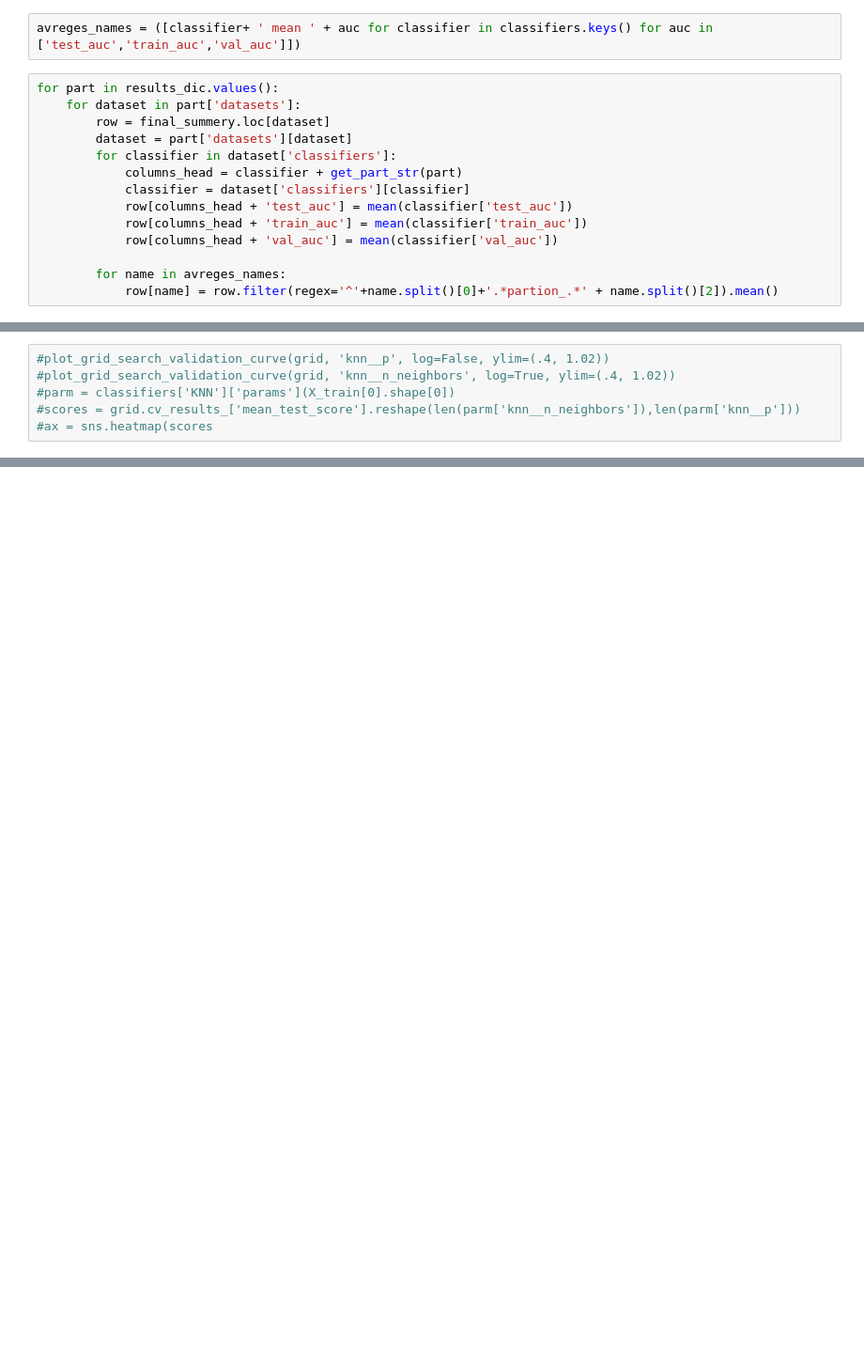
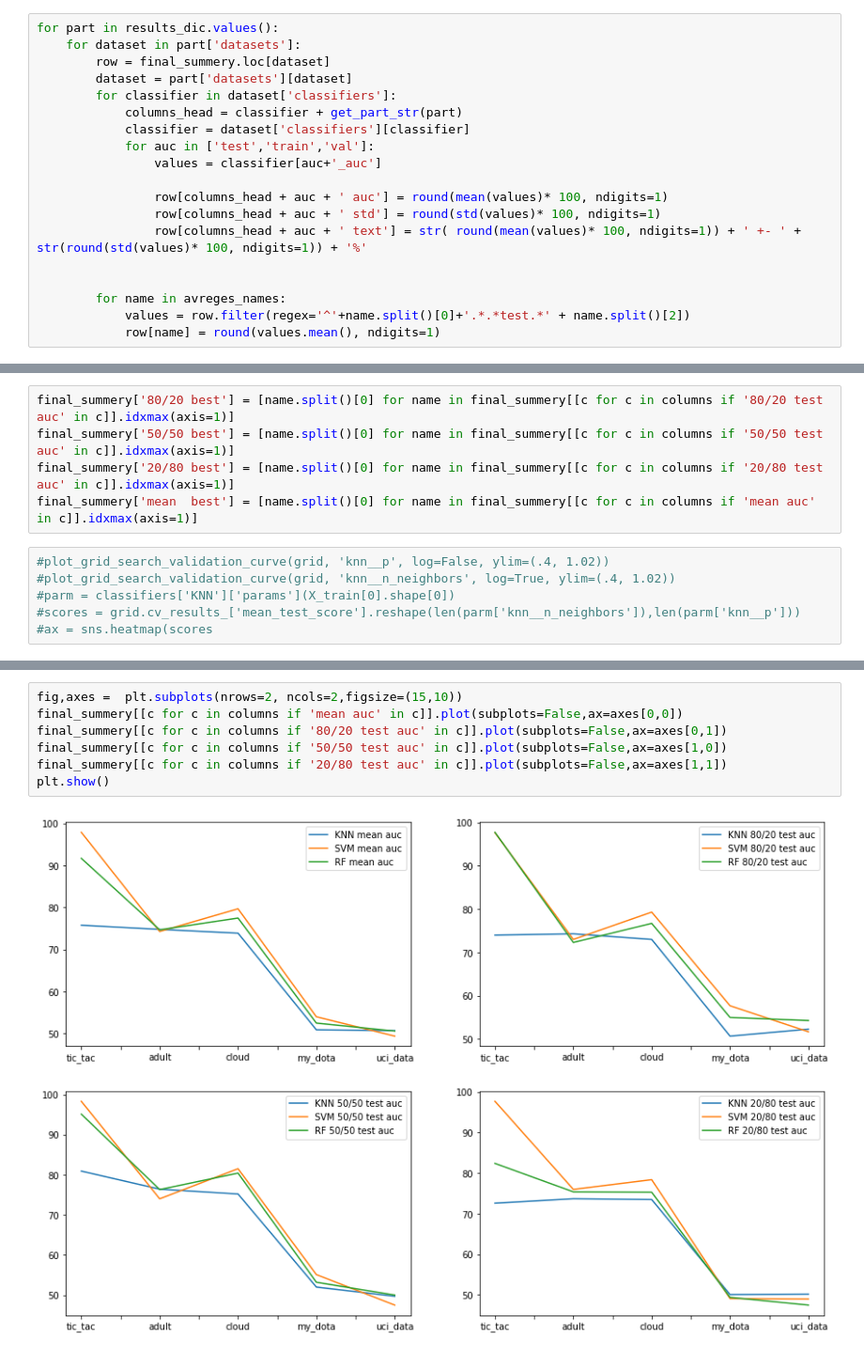
Before and after one commit to TamuzHod/supervised_Classification_Comparison, a Jupyter notebook: small_scale.ipynb, the cells around one changed output, grey strips where cells are left out. Shown at 94% size. Saved outputs shown, nothing was run; the diff lists cells and outputs as text; blank space fills up the shorter version.

```diff
--- a/small_scale.ipynb
+++ b/small_scale.ipynb
@@ -347,5 +364,3 @@ final_summery
-# %%
-avreges_names = ([classifier+ ' mean ' + auc for classifier in classifiers.keys() for auc in ['test_auc','train_auc','val_auc']])
 # %%
 for part in results_dic.values():
     for dataset in part['datasets']:
@@ -354,9 +369,14 @@ for part in results_dic.values():
         for classifier in dataset['classifiers']:
             columns_head = classifier + get_part_str(part)
             classifier = dataset['classifiers'][classifier]
-            row[columns_head + 'test_auc'] = mean(classifier['test_auc'])
-            row[columns_head + 'train_auc'] = mean(classifier['train_auc'])
-            row[columns_head + 'val_auc'] = mean(classifier['val_auc'])
+            for auc in ['test','train','val']:
+                values = classifier[auc+'_auc']
+
+                row[columns_head + auc + ' auc'] = round(mean(values)* 100, ndigits=1)
+                row[columns_head + auc + ' std'] = round(std(values)* 100, ndigits=1)
+                row[columns_head + auc + ' text'] = str( round(mean(values)* 100, ndigits=1)) + ' +- ' + str(round(std(values)* 100, ndigits=1)) + '%'
+
 
         for name in avreges_names:
-            row[name] = row.filter(regex='^'+name.split()[0]+'.*partion_.*' + name.split()[2]).mean()
+            values = row.filter(regex='^'+name.split()[0]+'.*.*test.*' + name.split()[2])
+            row[name] = round(values.mean(), ndigits=1)
@@ -413,3 +394,8 @@ final_summery[[c for c in columns if 'partion_20/80 test_auc' in c]].plot(subplo
+# %%
+final_summery['80/20 best'] = [name.split()[0] for name in final_summery[[c for c in columns if '80/20 test auc' in c]].idxmax(axis=1)]
+final_summery['50/50 best'] = [name.split()[0] for name in final_summery[[c for c in columns if '50/50 test auc' in c]].idxmax(axis=1)]
+final_summery['20/80 best'] = [name.split()[0] for name in final_summery[[c for c in columns if '20/80 test auc' in c]].idxmax(axis=1)]
+final_summery['mean  best'] = [name.split()[0] for name in final_summery[[c for c in columns if 'mean auc' in c]].idxmax(axis=1)]
 # %%
 #plot_grid_search_validation_curve(grid, 'knn__p', log=False, ylim=(.4, 1.02))
 #plot_grid_search_validation_curve(grid, 'knn__n_neighbors', log=True, ylim=(.4, 1.02))
@@ -418,0 +435,9 @@ final_summery[[c for c in columns if 'partion_20/80 test_auc' in c]].plot(subplo
+# %%
+fig,axes =  plt.subplots(nrows=2, ncols=2,figsize=(15,10))
+final_summery[[c for c in columns if 'mean auc' in c]].plot(subplots=False,ax=axes[0,0])
+final_summery[[c for c in columns if '80/20 test auc' in c]].plot(subplots=False,ax=axes[0,1])
+final_summery[[c for c in columns if '50/50 test auc' in c]].plot(subplots=False,ax=axes[1,0])
+final_summery[[c for c in columns if '20/80 test auc' in c]].plot(subplots=False,ax=axes[1,1])
+plt.show()
+# %% [output]
+[figure, added]
```
Also changed, not shown: parts of 34 cells of this notebook.
